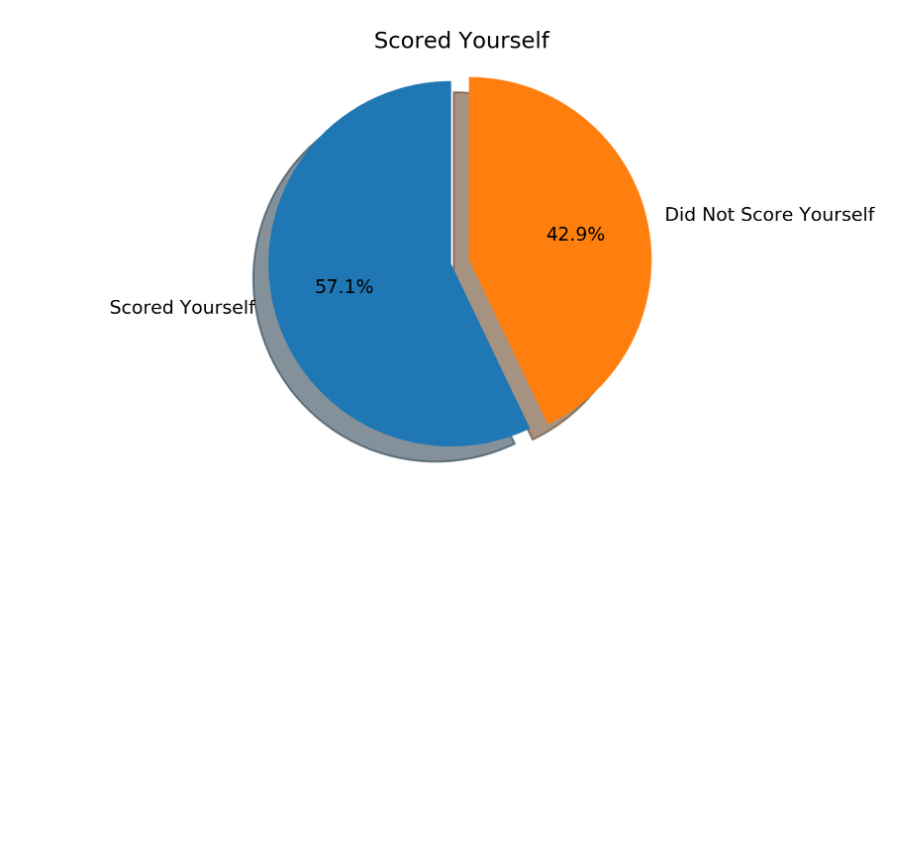
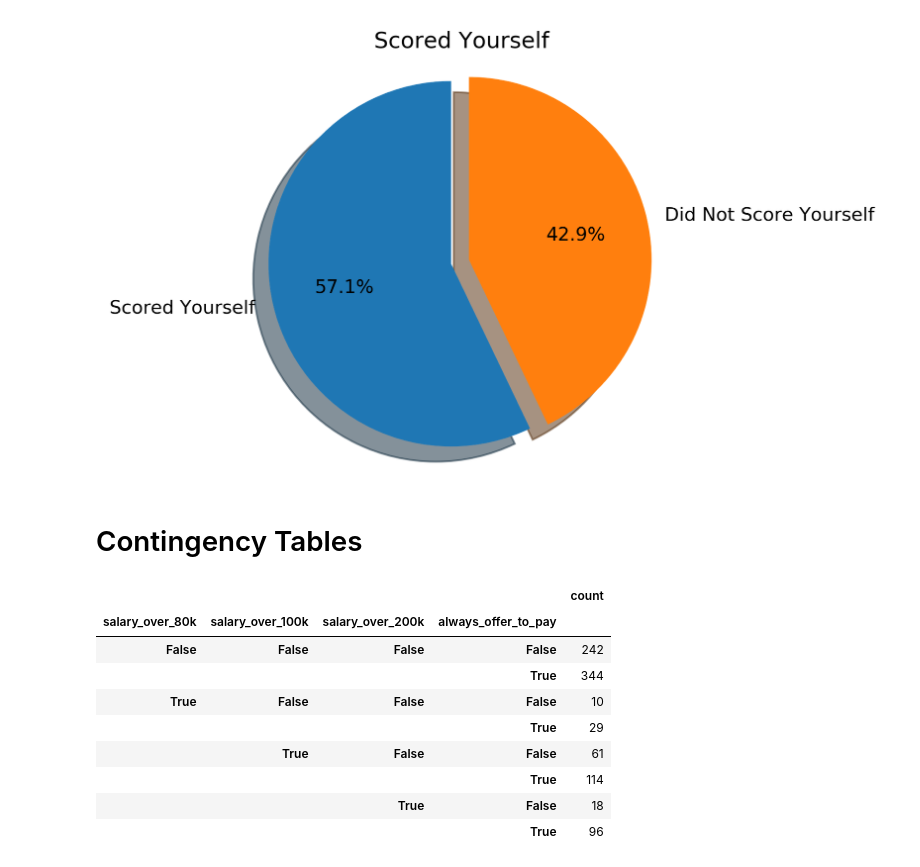
Before and after one commit to simonfong6/ECE-143-Team-6, a Jupyter notebook: Data-analysis.ipynb, the cells around one changed output. Cells and saved outputs as stored; diff of their text form; code cells hidden in the pictures; blank space fills up the shorter version.

```diff
--- a/Data-analysis.ipynb
+++ b/Data-analysis.ipynb
@@ -533,3 +533,28 @@ pt.pie_chart(
     title='Scored Yourself')
 # %% [output]
 [figure]
+# %% [markdown]
+# Contingency Tables
+# %%
+
+
+
+salaries = filtered[['salary_over_80k','salary_over_100k', 'salary_over_200k', 'always_offer_to_pay']]
+salaries = salaries.fillna(False)
+salaries.loc[salaries['salary_over_200k'] == True, 'salary_over_100k'] = True
+salaries.loc[salaries['salary_over_100k'] == True, 'salary_over_80k'] = True
+salaries['count'] = 1
+
+
+salaries.groupby(by=['salary_over_80k', 'salary_over_100k', 'salary_over_200k', 'always_offer_to_pay']).sum()
+# %% [output]
+|  |  |  |  | count |
+| salary_over_80k | salary_over_100k | salary_over_200k | always_offer_to_pay |  |
+| False | False | False | False | 242 |
+|  |  |  | True | 344 |
+| True | False | False | False | 10 |
+|  |  |  | True | 29 |
+|  | True | False | False | 61 |
+|  |  |  | True | 114 |
+|  |  | True | False | 18 |
+|  |  |  | True | 96 |
```
